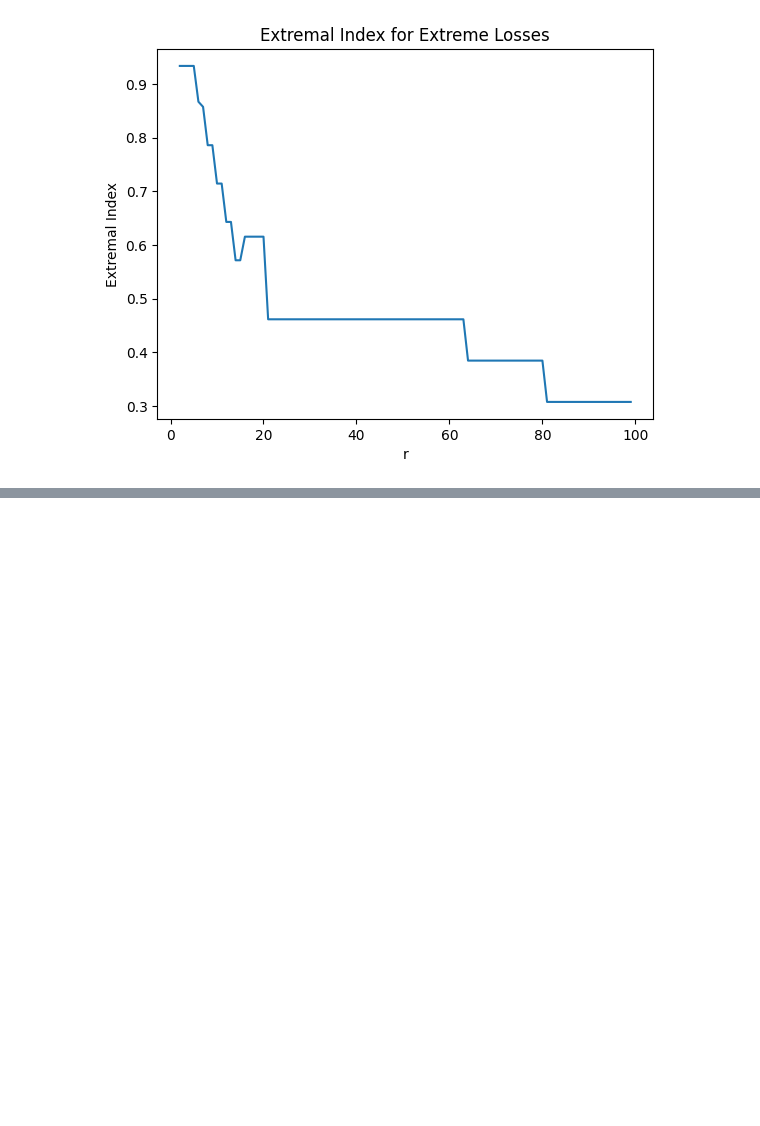
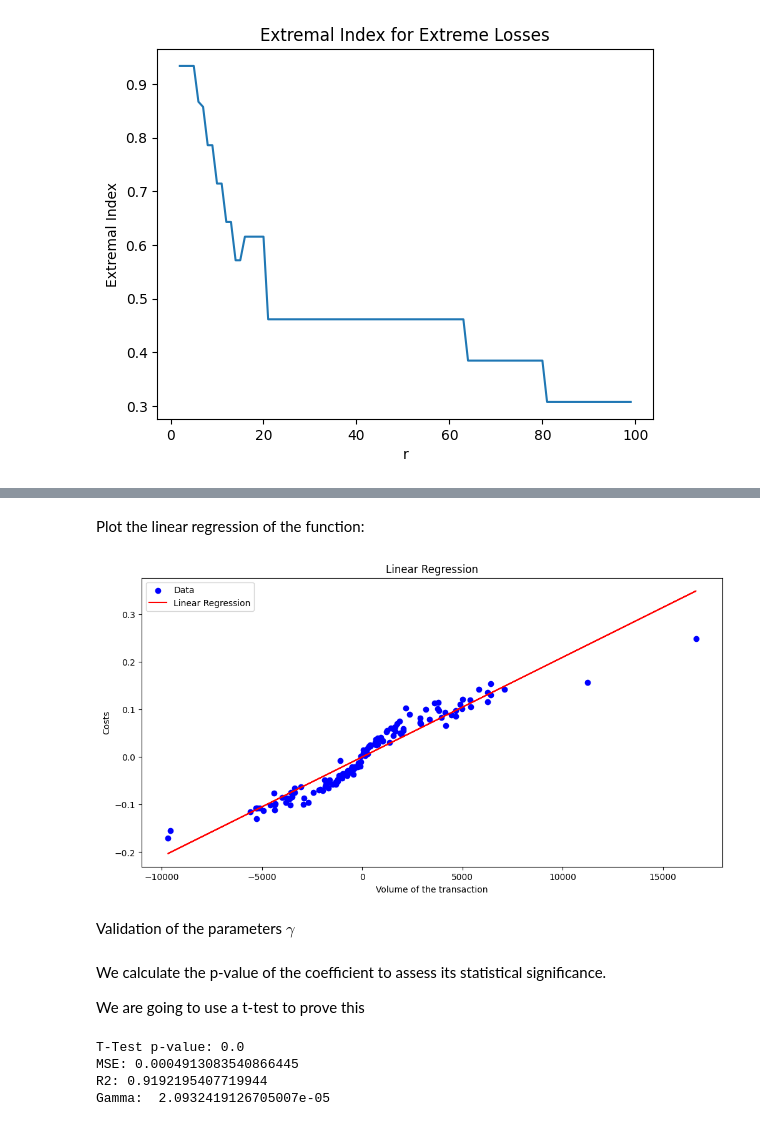
Before and after one commit to nathan6292/Market-Risk-Final-Project, a Jupyter notebook: Nathan_Fleury, Julien_Gilles - Project.ipynb, the cells around one changed output, grey strips where cells are left out. Saved outputs shown, nothing was run; the diff lists cells and outputs as text; code cells hidden in the pictures; blank space fills up the shorter version.

```diff
--- a/Nathan_Fleury, Julien_Gilles - Project.ipynb
+++ b/Nathan_Fleury, Julien_Gilles - Project.ipynb
@@ -1858,0 +1902,3 @@ plt.show()
+# %%
+data['costs'] = data['Price (before transaction)'].shift(-1) - data['Price (before transaction)']
+data
@@ -1858,0 +1921,3 @@ plt.show()
+# %%
+data.dropna(inplace=True)
+data
@@ -1858,0 +1940,2 @@ plt.show()
+# %%
+data['volume of the transaction (if known)']=data['volume of the transaction (if known)']*data['Sign of the transaction']
@@ -1858,0 +1985,36 @@ plt.show()
+# %%
+def linear_regression(X, y):
+    X_mean = np.mean(X)
+    y_mean = np.mean(y)
+
+    beta = np.sum((X - X_mean)*(y - y_mean))/np.sum((X - X_mean)**2)
+
+    return beta
+# %% [markdown]
+Plot the linear regression of the function:
+# %%
+# In the exericse, the time interval is 1 hour
+tau = 1/24
+
+v = data['volume of the transaction (if known)']/tau
+cost = data['costs']
+
+gamma = linear_regression(v, cost)
+
+# Plot the linear regression
+plt.figure(figsize=(12, 6))
+plt.scatter(v, cost, color='blue', label='Data')
+plt.plot(v, gamma*v, color='red', label='Linear Regression')
+plt.title('Linear Regression')
+plt.xlabel('Volume of the transaction')
+plt.ylabel('Costs')
+plt.legend()
+plt.show()
+# %% [output]
+[figure, added]
+# %% [markdown]
+Validation of the parameters $\gamma$
+# %% [markdown]
+We calculate the p-value of the coefficient to assess its statistical significance.
+
+We are going to use a t-test to prove this
@@ -1858,0 +2038,12 @@ plt.show()
+# %%
+t_test = stat(data['volume of the transaction (if known)']/tau, data['costs'], gamma)
+print(f'T-Test p-value: {t_test[0]}')
+print(f'MSE: {t_test[1]}')
+print(f'R2: {t_test[2]}')
+
+print("Gamma: ", gamma)
+# %% [output]
+T-Test p-value: 0.0
+MSE: 0.0004913083540866445
+R2: 0.9192195407719944
+Gamma:  2.0932419126705007e-05
```
Also changed, not shown: parts of 25 cells of this notebook, 1 other file.
